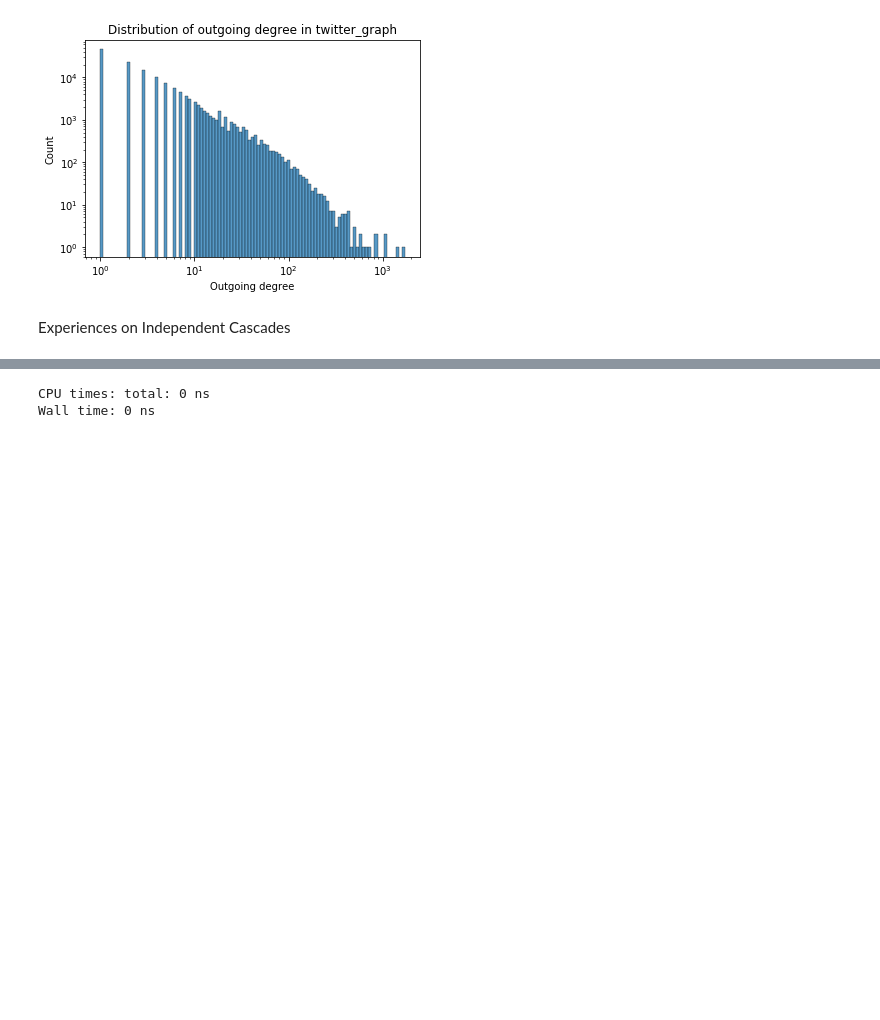
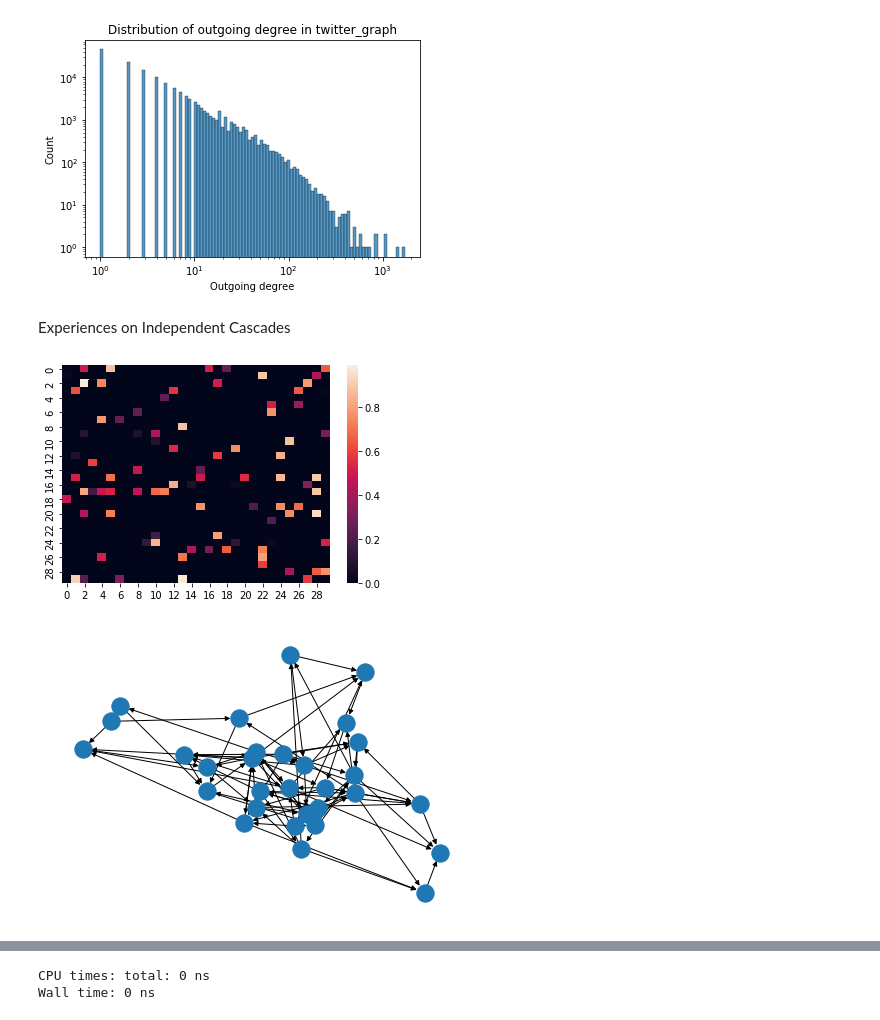
Before and after one commit to mario-michelessa/influence-maximization, a Jupyter notebook: graph_analysis.ipynb, the cells around one changed output, grey strips where cells are left out. Drawn from its saved outputs; the diff is of its cells as text; code cells hidden in the pictures; blank space fills up the shorter version.

```diff
--- a/graph_analysis.ipynb
+++ b/graph_analysis.ipynb
@@ -86,6 +85,12 @@ pEdge = 0.1
 theta_ex = np.random.uniform(0,1,(nV,nT))
 mask = np.random.binomial(1,pEdge,(nV,nT))
 theta_ex = theta_ex * mask
+# %%
+sns.heatmap(theta_ex)
+plt.show()
+# %% [output]
+[figure, added]
+[figure, added]
 # %%
 def createIndependentCascade(S, nb_cascade, theta):
     """creates multiple independent cascades following theta probability
```
Also changed, not shown: parts of 3 cells of this notebook, 16 other files.
